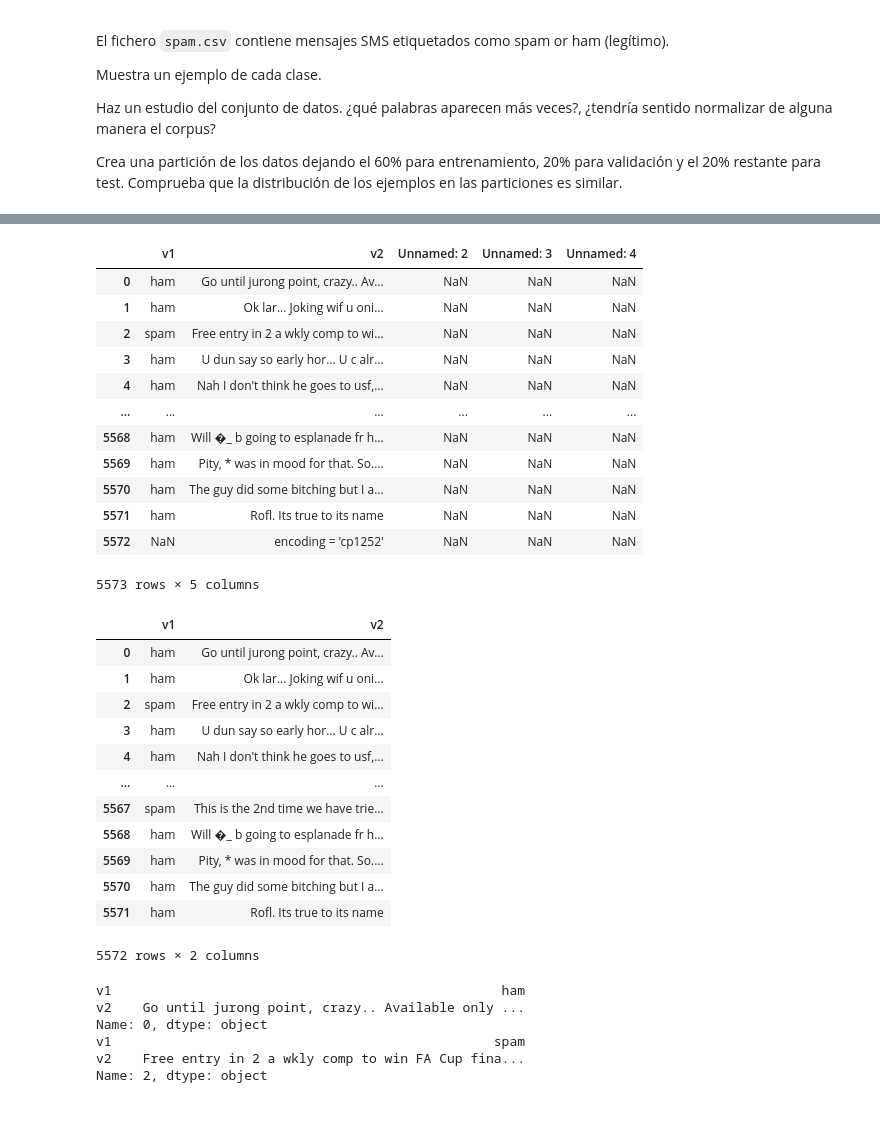
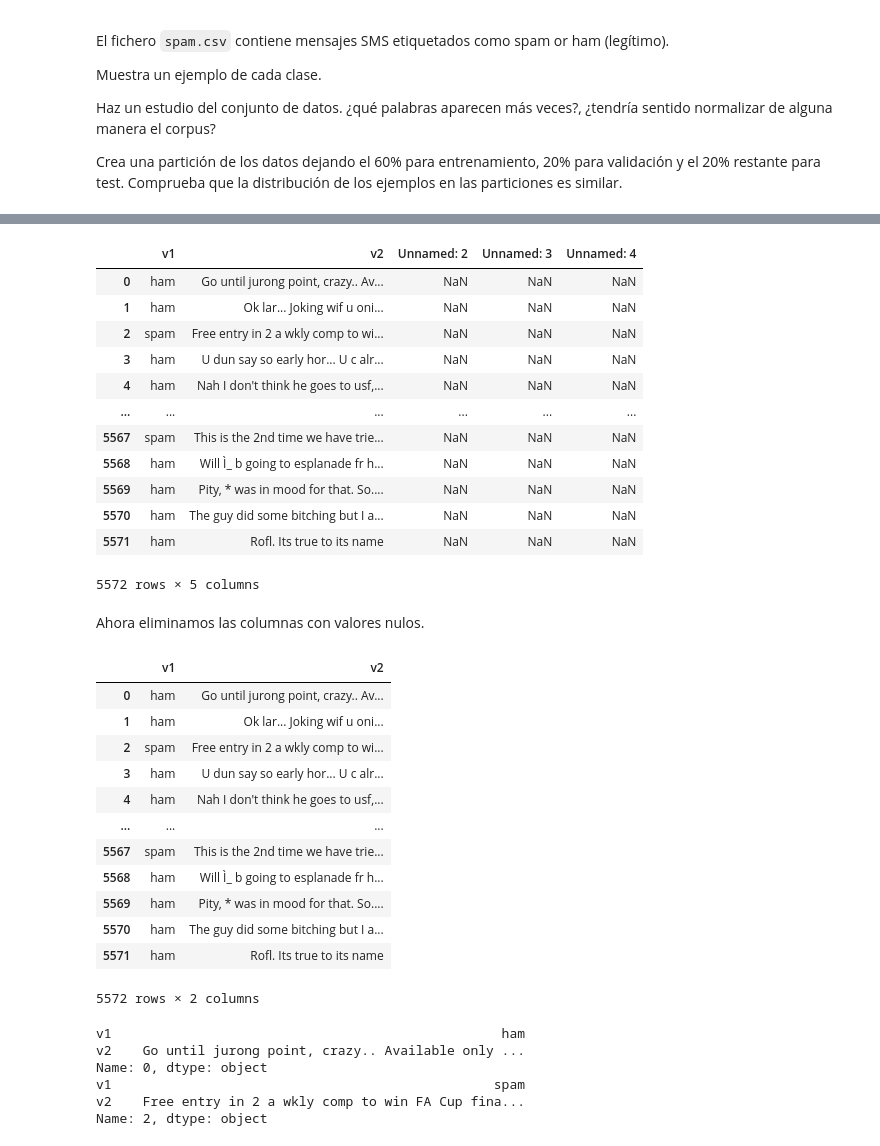
Before and after one commit to MarioCalvarro/practicasIA, a Jupyter notebook: P4GrupoE.ipynb, the cells around one changed output, grey strips where cells are left out. Cells and saved outputs as stored; diff of their text form; code cells hidden in the pictures; blank space fills up the shorter version.

```diff
--- a/P4GrupoE.ipynb
+++ b/P4GrupoE.ipynb
@@ -29,32 +31,31 @@ Drive already mounted at /content/drive; to attempt to forcibly remount, call dr
 # %%
 import pandas as pd
 import numpy as np
 import re
 import nltk
 import matplotlib.pyplot as plt
-df1 = pd.read_csv('/content/drive/MyDrive/spam.csv')
+df1 = pd.read_csv('/content/drive/MyDrive/spam.csv', encoding="cp1252")
 df1
 # %% [output]
 |  | v1 | v2 | Unnamed: 2 | Unnamed: 3 | Unnamed: 4 |
 | 0 | ham | Go until jurong point, crazy.. Av... | NaN | NaN | NaN |
 | 1 | ham | Ok lar... Joking wif u oni... | NaN | NaN | NaN |
 | 2 | spam | Free entry in 2 a wkly comp to wi... | NaN | NaN | NaN |
 | 3 | ham | U dun say so early hor... U c alr... | NaN | NaN | NaN |
 | 4 | ham | Nah I don't think he goes to usf,... | NaN | NaN | NaN |
 | ... | ... | ... | ... | ... | ... |
-| 5568 | ham | Will �_ b going to esplanade fr h... | NaN | NaN | NaN |
+| 5567 | spam | This is the 2nd time we have trie... | NaN | NaN | NaN |
+| 5568 | ham | Will Ì_ b going to esplanade fr h... | NaN | NaN | NaN |
 | 5569 | ham | Pity, * was in mood for that. So.... | NaN | NaN | NaN |
 | 5570 | ham | The guy did some bitching but I a... | NaN | NaN | NaN |
 | 5571 | ham | Rofl. Its true to its name | NaN | NaN | NaN |
-| 5572 | NaN | encoding = 'cp1252' | NaN | NaN | NaN |
-5573 rows × 5 columns
+5572 rows × 5 columns
+# %% [markdown]
+Ahora eliminamos las columnas con valores nulos.
 # %%
 #df_1 = df1[df1.iloc[:, 2].isna()]
 #df_1 = df_1[df_1.iloc[:, 3].isna()]
 #df_1 = df_1[df_1.iloc[:, 4].isna()]
-
-df1 = df1.iloc[:, :-3]
-df1 = df1.dropna()
 '''
 for indice_fila, fila in df_filtrado.iterrows():
      palabra = fila.iloc[3]  # Acceder al valor en la tercera columna de cada fila
@@ -62,6 +63,8 @@ for indice_fila, fila in df_filtrado.iterrows():
         print(palabra)
 '''
 
+df1 = df1.iloc[:, :2]
+df1 = df1.dropna()
 df1
 # %% [output]
 |  | v1 | v2 |
@@ -72,7 +75,7 @@ df1
 | 4 | ham | Nah I don't think he goes to usf,... |
 | ... | ... | ... |
 | 5567 | spam | This is the 2nd time we have trie... |
-| 5568 | ham | Will �_ b going to esplanade fr h... |
+| 5568 | ham | Will Ì_ b going to esplanade fr h... |
 | 5569 | ham | Pity, * was in mood for that. So.... |
 | 5570 | ham | The guy did some bitching but I a... |
 | 5571 | ham | Rofl. Its true to its name |
```
Also changed, not shown: parts of 18 cells of this notebook.
